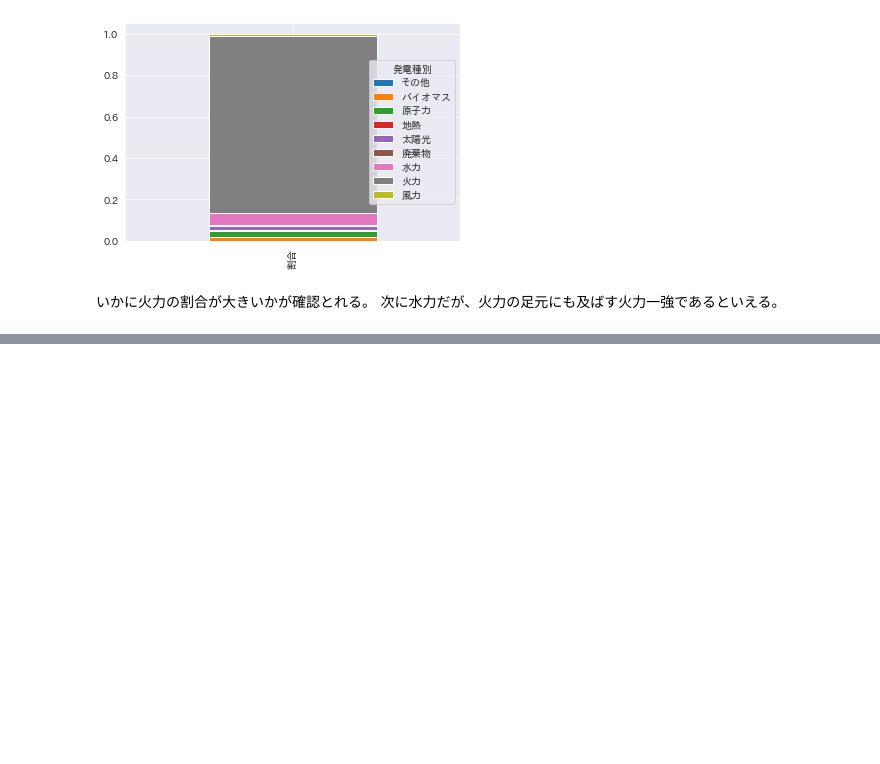
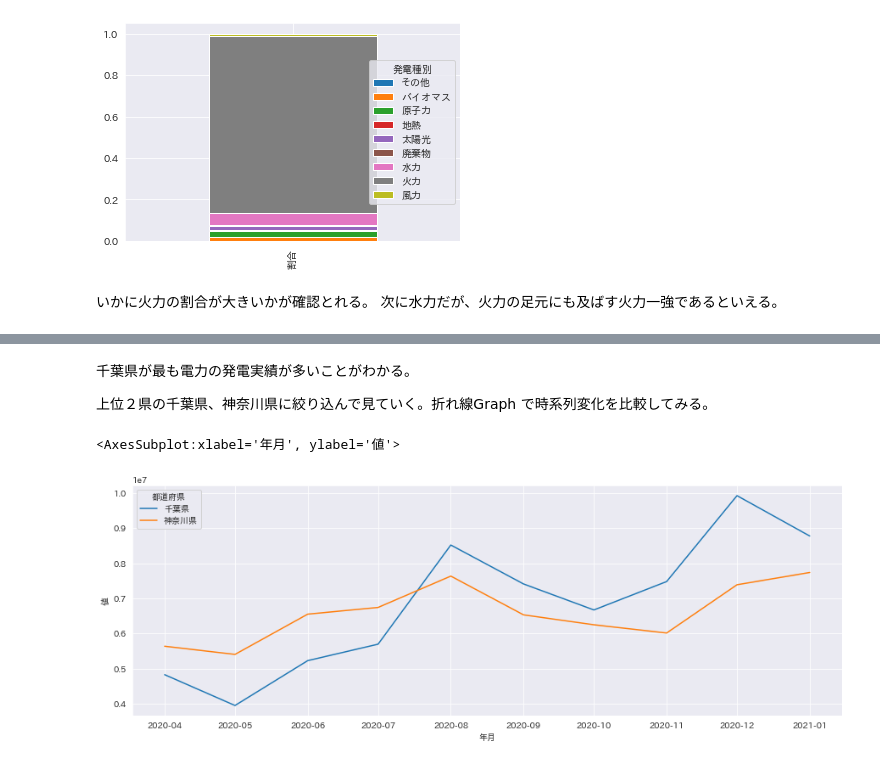
Before and after one commit to 1024xx4/100_Data_processing--visualization, a Jupyter notebook: excel_data.ipynb, the cells around one changed output, grey strips where cells are left out. Cells and saved outputs as stored; diff of their text form; code cells hidden in the pictures; blank space fills up the shorter version.

```diff
--- a/excel_data.ipynb
+++ b/excel_data.ipynb
@@ -309,7 +309,7 @@ var_data.head()
 # %%
 # 分割した変数名の結合
 var_data.columns = ['発電所種別', '発電種別', '項目']  # Column名を代入
-datas_v = pd.concat([datas_v, var_data], axis=True)  # concat()に axis=1 を指定して Data を縦に結合　※ index を Key に結合するので index が異なる場合は意図しない結合になるので注意
+datas_v = pd.concat([datas_v, var_data], axis=1)  # concat()に axis=1 を指定して Data を縦に結合　※ index を Key に結合するので index が異なる場合は意図しない結合になるので注意
 datas_v.drop(['変数名'], axis=1, inplace=True)
 datas_v.head()
 # %% [output]
@@ -619,0 +638,16 @@ viz_data.T.loc[['割合']].plot(kind='bar', stacked=True)  # stacked=True を指
+# %% [markdown]
+千葉県が最も電力の発電実績が多いことがわかる。
+
+上位２県の千葉県、神奈川県に絞り込んで見ていく。折れ線Graph で時系列変化を比較してみる。
+# %%
+# 千葉県、神奈川県の電力量の時系列変化
+
+plt.figure(figsize=(15, 5))  # Graph size を指定する
+# 神奈川県、千葉県の電力量に Data を絞り込んで都道府県、年月、値のみ抽出
+viz_data = datas_v_all[['都道府県', '年月', '値']].loc[(datas_v_all['項目']=='電力量') & ((datas_v_all['都道府県']=='神奈川県') | (datas_v_all['都道府県']=='千葉県'))]
+viz_data = viz_data.groupby(['年月', '都道府県'], as_index=False).sum()  # 年月、都道府県毎に Data を集計
+viz_data['年月'] = pd.to_datetime(viz_data['年月'])  # 年月Data を datetime型に変換
+sns.lineplot(x=viz_data['年月'], y=viz_data['値'], hue=viz_data['都道府県'])  # 折れ線Graph で描画
+# %% [output]
+<AxesSubplot:xlabel='年月', ylabel='値'>
+[figure, added]
```
Also changed, not shown: parts of 6 cells of this notebook.
